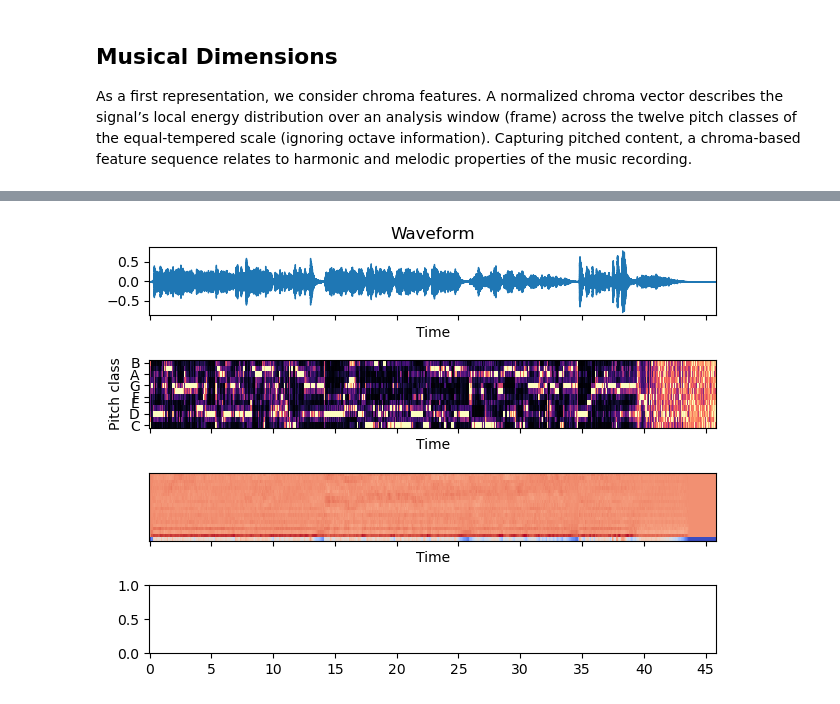
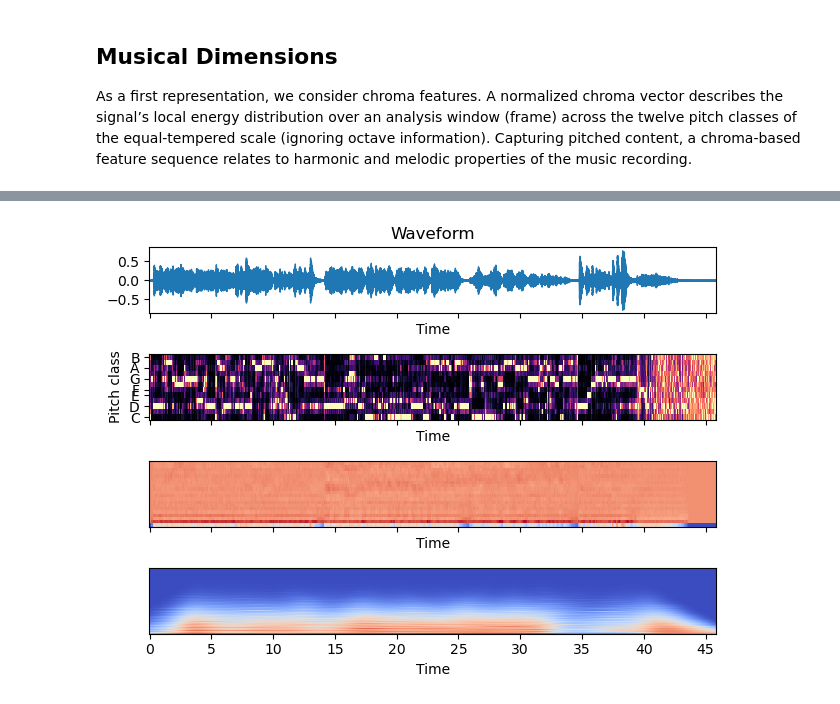
Before and after one commit to Dr3dre/MIR-Basics, a Jupyter notebook: project.ipynb, the cells around one changed output, grey strips where cells are left out. Cells and saved outputs as stored; diff of their text form; code cells hidden in the pictures.

```diff
--- a/project.ipynb
+++ b/project.ipynb
@@ -120,25 +120,28 @@ samplerate: 22050
 y.shape / sr: 45 seconds
 [interactive output not drawn]
 # %%
-fig, ax = plt.subplots(nrows=4, sharex=True)
+fig, ax = plt.subplots(nrows=5, sharex=True)
 
 # waveform
 ax[0].set(title='Waveform')
 librosa.display.waveshow(y, sr=sr, ax=ax[0])
 
 # Chroma-based features
 chroma = librosa.feature.chroma_stft(y=y, sr=sr)
 librosa.display.specshow(chroma, sr=sr, y_axis='chroma', x_axis='time', ax=ax[1])
 
 # MFCC-based features
 mfcc = librosa.feature.mfcc(y=y, sr=sr)
 librosa.display.specshow(mfcc, sr=sr, x_axis='time', ax=ax[2])
 
 # Tempo-based features
+tempogram = librosa.feature.tempogram(y=y, sr=sr)
+librosa.display.specshow(tempogram, sr=sr, x_axis='time', ax=ax[3])
+
+# Manuallly generated annotation
+segments = librosa.segment.agglomerative(mfcc, k=10)
 
 
-# Manuallly generated annotation
-
 fig.tight_layout()
 # %% [output]
-[figure, old version]
+[figure, new version]
```
Also changed, not shown: parts of 2 cells of this notebook.
